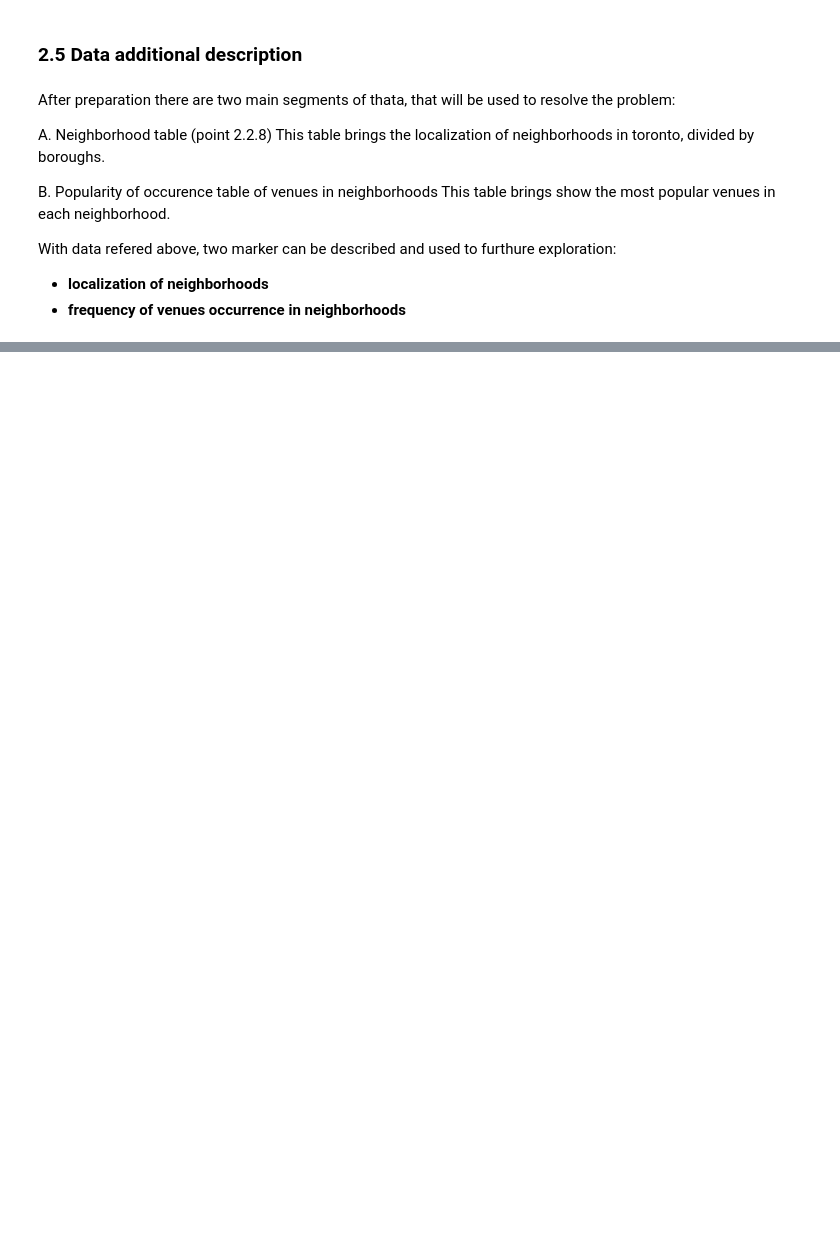
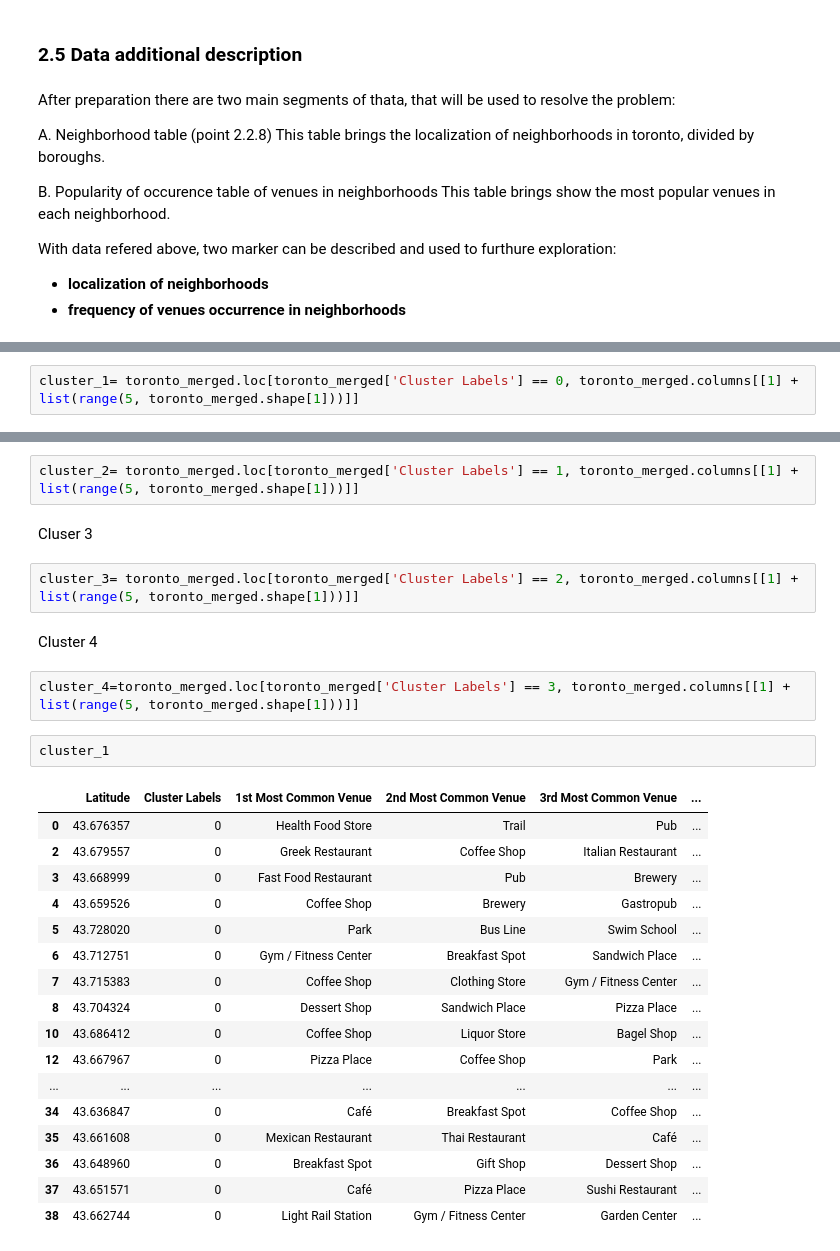
Before and after one commit to marcintalik/Coursera_Capstone, a Jupyter notebook: The Battle of Neighborhoods part 1.ipynb, the cells around one changed output, grey strips where cells are left out. Drawn from its saved outputs; the diff is of its cells as text; blank space fills up the shorter version.

```diff
--- a/The Battle of Neighborhoods part 1.ipynb
+++ b/The Battle of Neighborhoods part 1.ipynb
@@ -481,0 +577,2 @@ With data refered above, two marker can be described and used to furthure explor
+# %%
+cluster_1= toronto_merged.loc[toronto_merged['Cluster Labels'] == 0, toronto_merged.columns[[1] + list(range(5, toronto_merged.shape[1]))]]
@@ -481,0 +581,30 @@ With data refered above, two marker can be described and used to furthure explor
+# %%
+cluster_2= toronto_merged.loc[toronto_merged['Cluster Labels'] == 1, toronto_merged.columns[[1] + list(range(5, toronto_merged.shape[1]))]]
+# %% [markdown]
+Cluser 3
+# %%
+cluster_3= toronto_merged.loc[toronto_merged['Cluster Labels'] == 2, toronto_merged.columns[[1] + list(range(5, toronto_merged.shape[1]))]]
+# %% [markdown]
+Cluster 4
+# %%
+cluster_4=toronto_merged.loc[toronto_merged['Cluster Labels'] == 3, toronto_merged.columns[[1] + list(range(5, toronto_merged.shape[1]))]]
+# %%
+cluster_1
+# %% [output]
+|  | Latitude | Cluster Labels | 1st Most Common Venue | 2nd Most Common Venue | 3rd Most Common Venue | ... |
+| 0 | 43.676357 | 0 | Health Food Store | Trail | Pub | ... |
+| 2 | 43.679557 | 0 | Greek Restaurant | Coffee Shop | Italian Restaurant | ... |
+| 3 | 43.668999 | 0 | Fast Food Restaurant | Pub | Brewery | ... |
+| 4 | 43.659526 | 0 | Coffee Shop | Brewery | Gastropub | ... |
+| 5 | 43.728020 | 0 | Park | Bus Line | Swim School | ... |
+| 6 | 43.712751 | 0 | Gym / Fitness Center | Breakfast Spot | Sandwich Place | ... |
+| 7 | 43.715383 | 0 | Coffee Shop | Clothing Store | Gym / Fitness Center | ... |
+| 8 | 43.704324 | 0 | Dessert Shop | Sandwich Place | Pizza Place | ... |
+| 10 | 43.686412 | 0 | Coffee Shop | Liquor Store | Bagel Shop | ... |
+| 12 | 43.667967 | 0 | Pizza Place | Coffee Shop | Park | ... |
+| ... | ... | ... | ... | ... | ... | ... |
+| 34 | 43.636847 | 0 | Café | Breakfast Spot | Coffee Shop | ... |
+| 35 | 43.661608 | 0 | Mexican Restaurant | Thai Restaurant | Café | ... |
+| 36 | 43.648960 | 0 | Breakfast Spot | Gift Shop | Dessert Shop | ... |
+| 37 | 43.651571 | 0 | Café | Pizza Place | Sushi Restaurant | ... |
+| 38 | 43.662744 | 0 | Light Rail Station | Gym / Fitness Center | Garden Center | ... |
```
Also changed, not shown: parts of 29 cells of this notebook.
